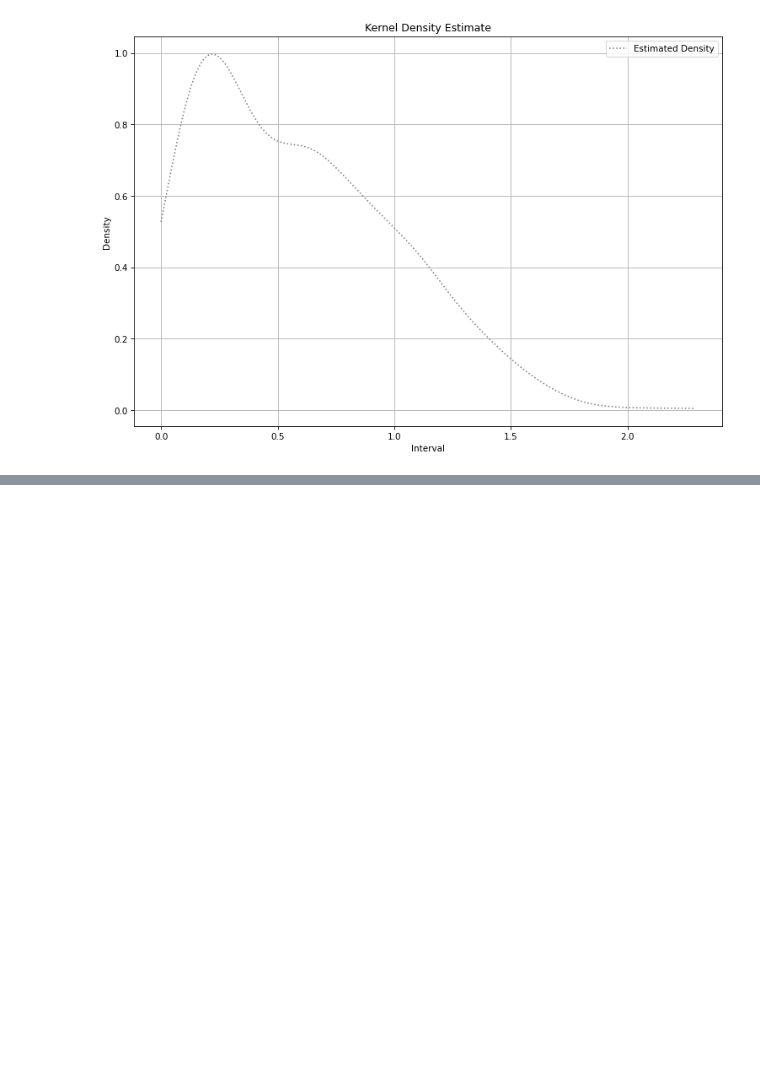
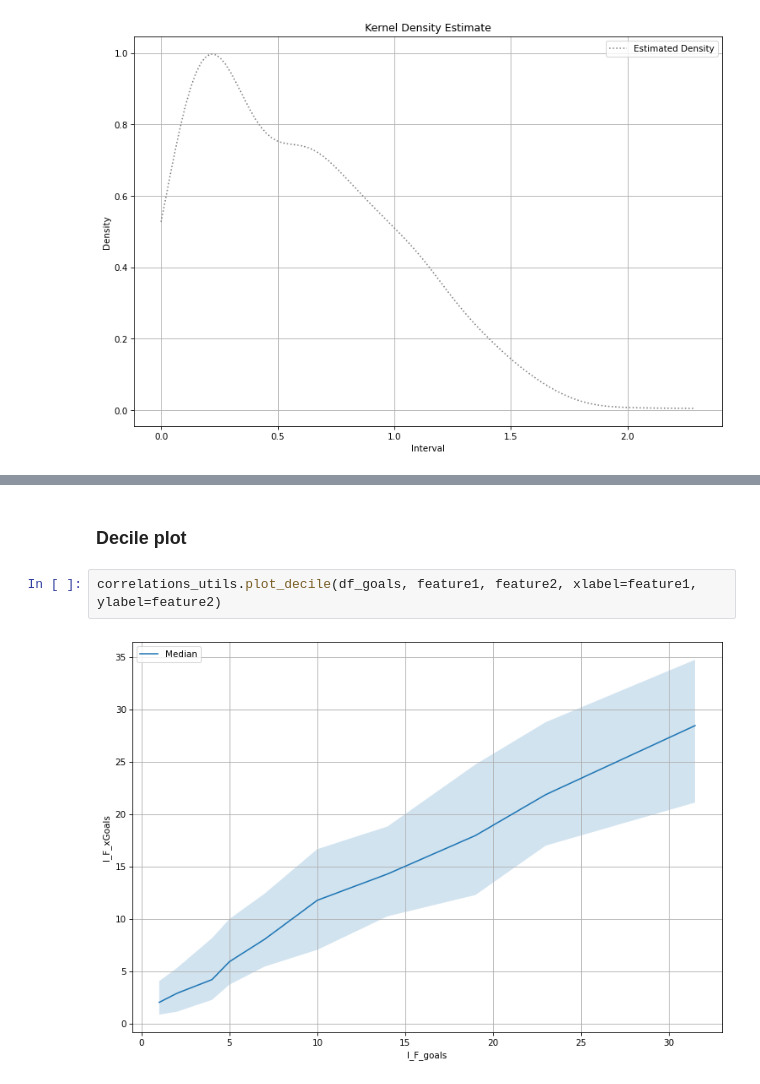
Before and after one commit to thedanicode24/moneypuck-data, a Jupyter notebook: skaters/goals.ipynb, the cells around one changed output, grey strips where cells are left out. Saved outputs shown, nothing was run; the diff lists cells and outputs as text; blank space fills up the shorter version.

```diff
--- a/skaters/goals.ipynb
+++ b/skaters/goals.ipynb
@@ -239,0 +261,6 @@ pdf_utils.plot_kde(df_goals, feature)
+# %% [markdown]
+### Decile plot
+# %%
+correlations_utils.plot_decile(df_goals, feature1, feature2, xlabel=feature1, ylabel=feature2)
+# %% [output]
+[figure, added]
```
Also changed, not shown: parts of 32 cells of this notebook, 1 other file.
